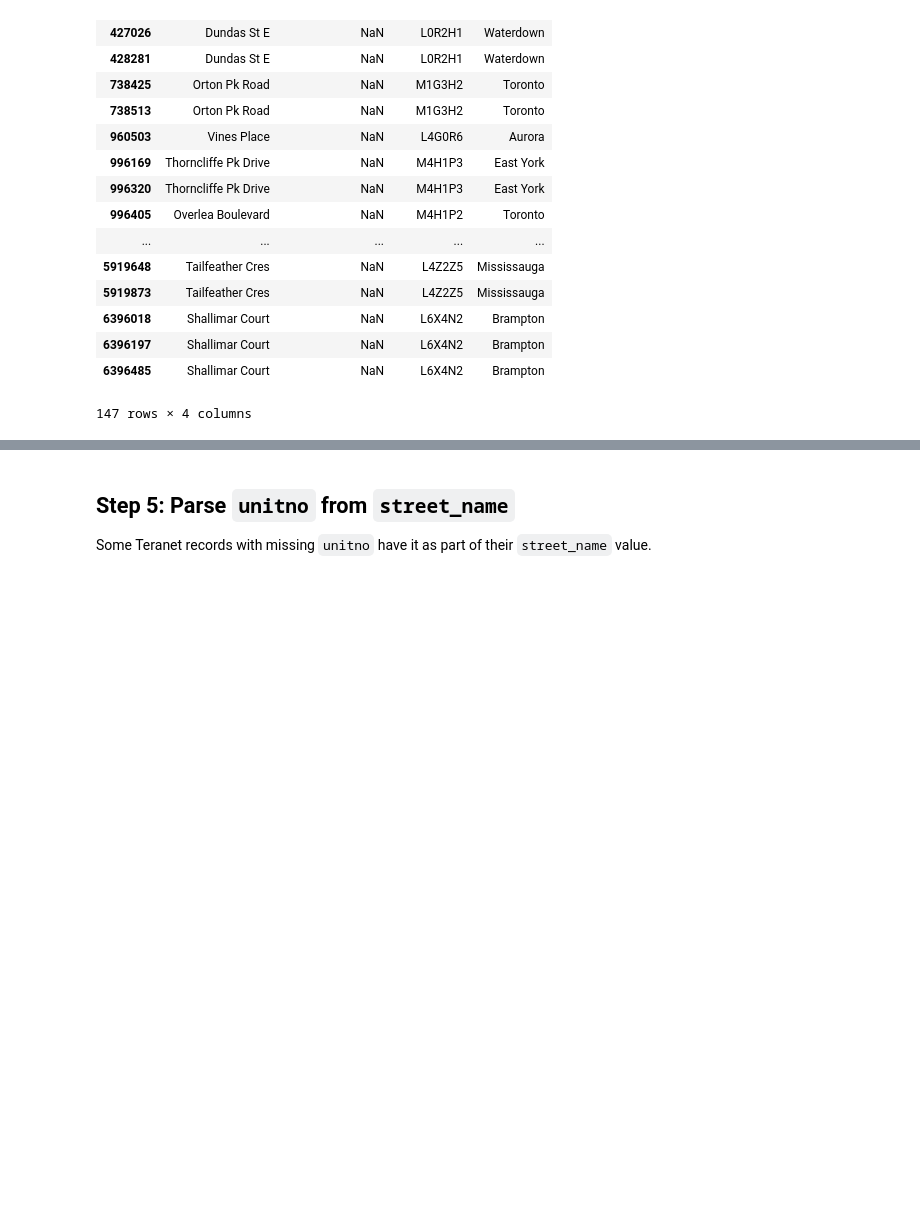
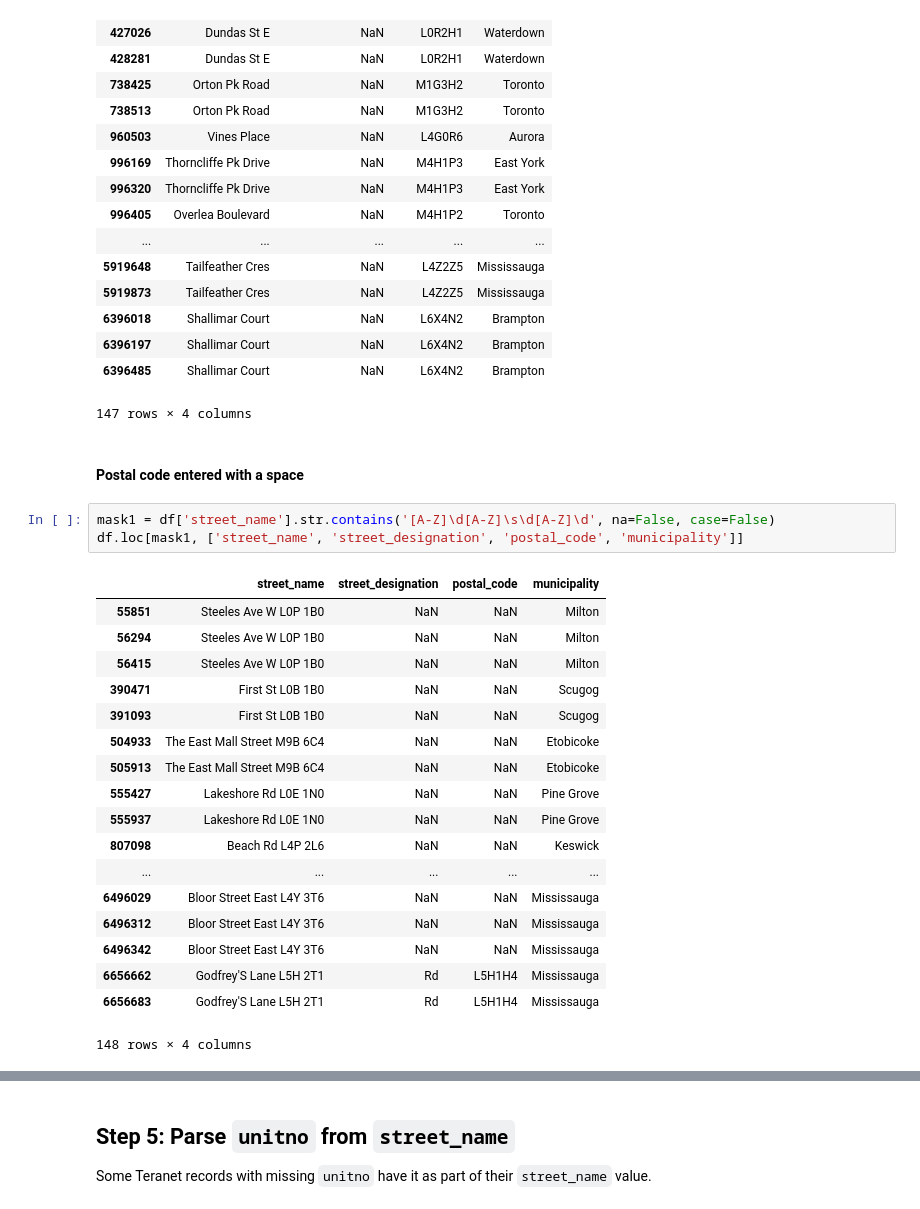
Before and after one commit to stepan-o/geo, a Jupyter notebook: notebooks/2.scrub/2.2_teranet_consistency.ipynb, the cells around one changed output, grey strips where cells are left out. Drawn from its saved outputs; the diff is of its cells as text; blank space fills up the shorter version.

```diff
--- a/notebooks/2.scrub/2.2_teranet_consistency.ipynb
+++ b/notebooks/2.scrub/2.2_teranet_consistency.ipynb
@@ -182,3 +183,27 @@ df.loc[mask1, ['street_name', 'street_designation', 'postal_code', 'municipality
 | 6396197 | Shallimar Court | NaN | L6X4N2 | Brampton |
 | 6396485 | Shallimar Court | NaN | L6X4N2 | Brampton |
 147 rows × 4 columns
+# %% [markdown]
+#### Postal code entered with a space
+# %%
+mask1 = df['street_name'].str.contains('[A-Z]\d[A-Z]\s\d[A-Z]\d', na=False, case=False)
+df.loc[mask1, ['street_name', 'street_designation', 'postal_code', 'municipality']]
+# %% [output]
+|  | street_name | street_designation | postal_code | municipality |
+| 55851 | Steeles Ave W L0P 1B0 | NaN | NaN | Milton |
+| 56294 | Steeles Ave W L0P 1B0 | NaN | NaN | Milton |
+| 56415 | Steeles Ave W L0P 1B0 | NaN | NaN | Milton |
+| 390471 | First St L0B 1B0 | NaN | NaN | Scugog |
+| 391093 | First St L0B 1B0 | NaN | NaN | Scugog |
+| 504933 | The East Mall Street M9B 6C4 | NaN | NaN | Etobicoke |
+| 505913 | The East Mall Street M9B 6C4 | NaN | NaN | Etobicoke |
+| 555427 | Lakeshore Rd L0E 1N0 | NaN | NaN | Pine Grove |
+| 555937 | Lakeshore Rd L0E 1N0 | NaN | NaN | Pine Grove |
+| 807098 | Beach Rd L4P 2L6 | NaN | NaN | Keswick |
+| ... | ... | ... | ... | ... |
+| 6496029 | Bloor Street East L4Y 3T6 | NaN | NaN | Mississauga |
+| 6496312 | Bloor Street East L4Y 3T6 | NaN | NaN | Mississauga |
+| 6496342 | Bloor Street East L4Y 3T6 | NaN | NaN | Mississauga |
+| 6656662 | Godfrey'S Lane L5H 2T1 | Rd | L5H1H4 | Mississauga |
+| 6656683 | Godfrey'S Lane L5H 2T1 | Rd | L5H1H4 | Mississauga |
+148 rows × 4 columns
```
Also changed, not shown: parts of 9 cells of this notebook.
